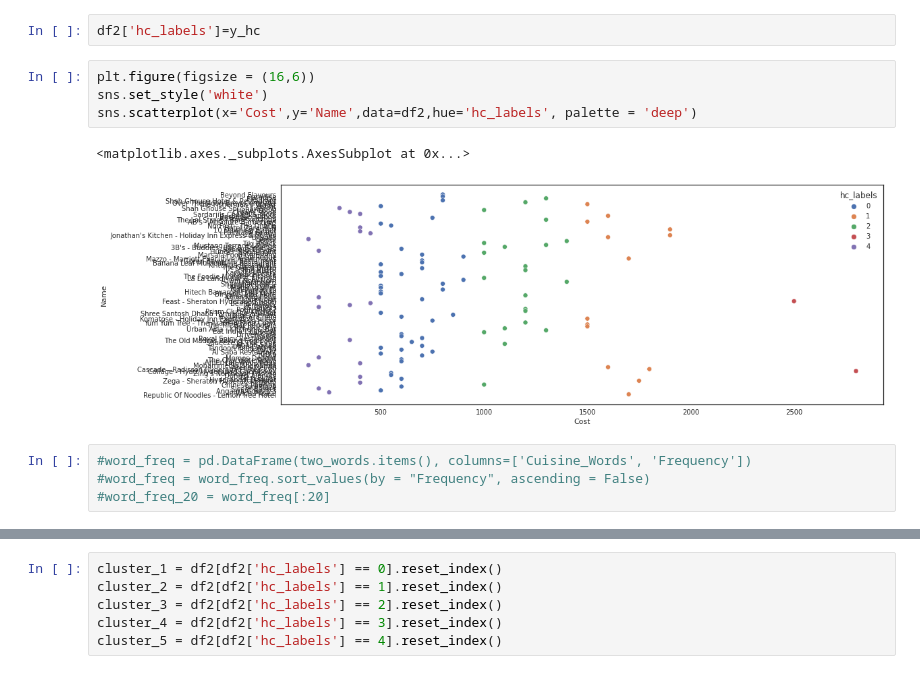
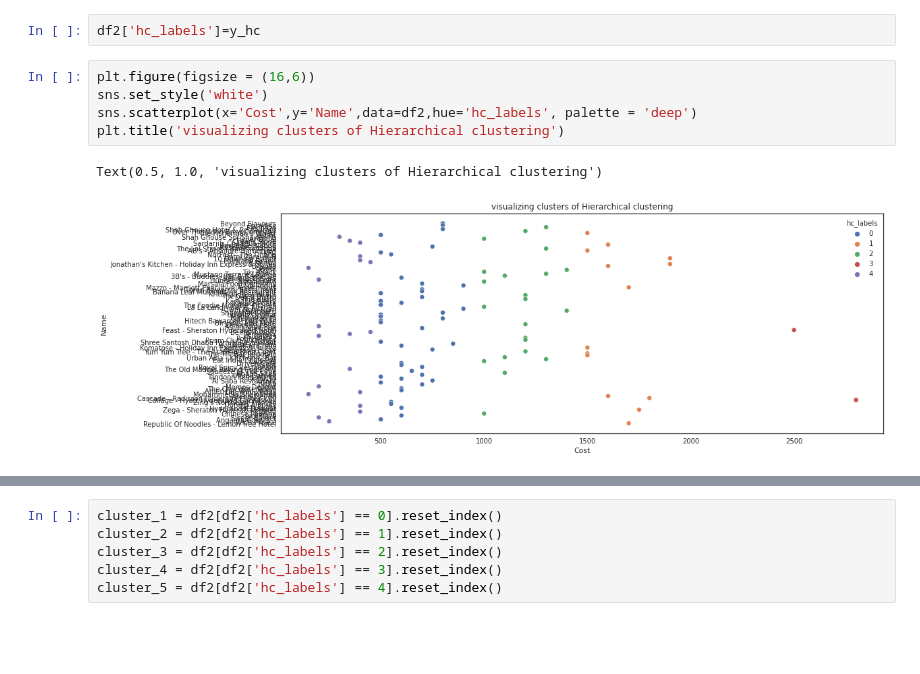
Before and after one commit to Ganeshwalimbe/ZOMATO-RESTAURANT-CLUSTERING-AND-SENTIMENT-ANALYSIS, a Jupyter notebook: Ganesh_Walimbe_Capstone_project_ZOMATO_RESTAURANT_CLUSTERING_AND_SENTIMENT_ANALYSIS.ipynb, the cells around one changed output, grey strips where cells are left out. Drawn from its saved outputs; the diff is of its cells as text; blank space fills up the shorter version.

```diff
--- a/Ganesh_Walimbe_Capstone_project_ZOMATO_RESTAURANT_CLUSTERING_AND_SENTIMENT_ANALYSIS.ipynb
+++ b/Ganesh_Walimbe_Capstone_project_ZOMATO_RESTAURANT_CLUSTERING_AND_SENTIMENT_ANALYSIS.ipynb
@@ -479,11 +534,8 @@ df2['hc_labels']=y_hc
 # %%
 plt.figure(figsize = (16,6))
 sns.set_style('white')
 sns.scatterplot(x='Cost',y='Name',data=df2,hue='hc_labels', palette = 'deep')
+plt.title('visualizing clusters of Hierarchical clustering')
 # %% [output]
-<matplotlib.axes._subplots.AxesSubplot at 0x...>
+Text(0.5, 1.0, 'visualizing clusters of Hierarchical clustering')
-[figure, old version]
+[figure, new version]
-# %%
-#word_freq = pd.DataFrame(two_words.items(), columns=['Cuisine_Words', 'Frequency'])
-#word_freq = word_freq.sort_values(by = "Frequency", ascending = False)
-#word_freq_20 = word_freq[:20]
```
Also changed, not shown: parts of 41 cells of this notebook.
